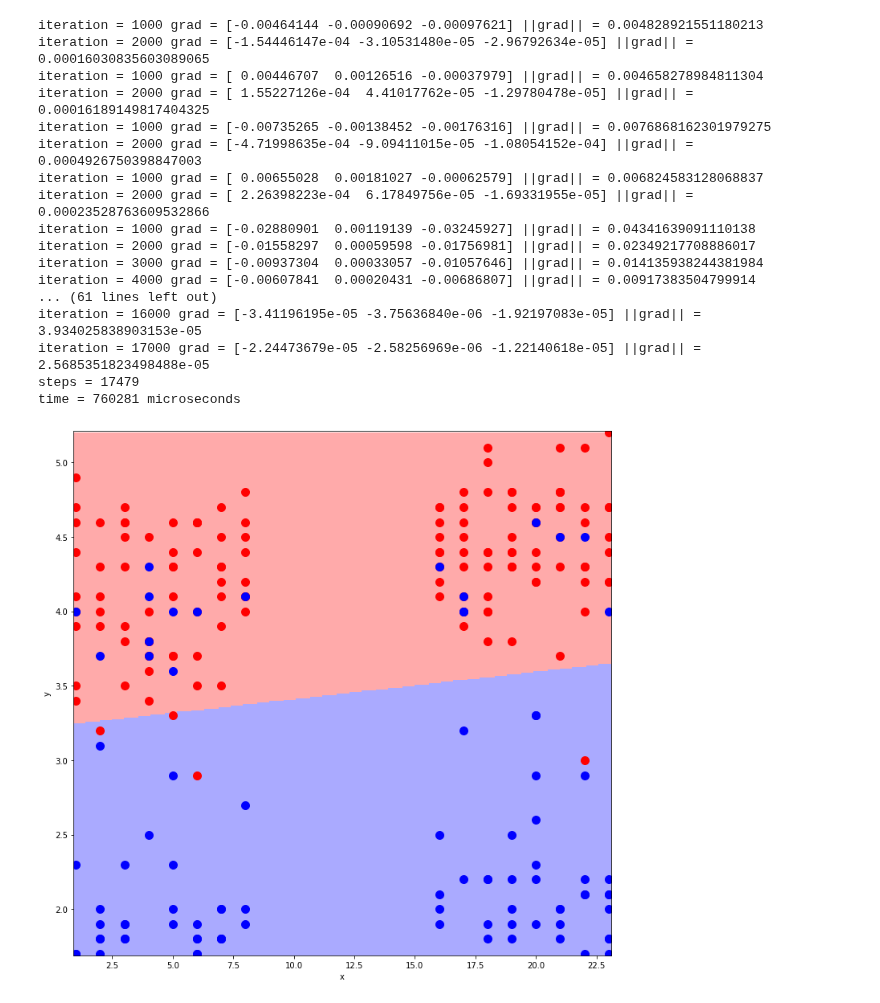
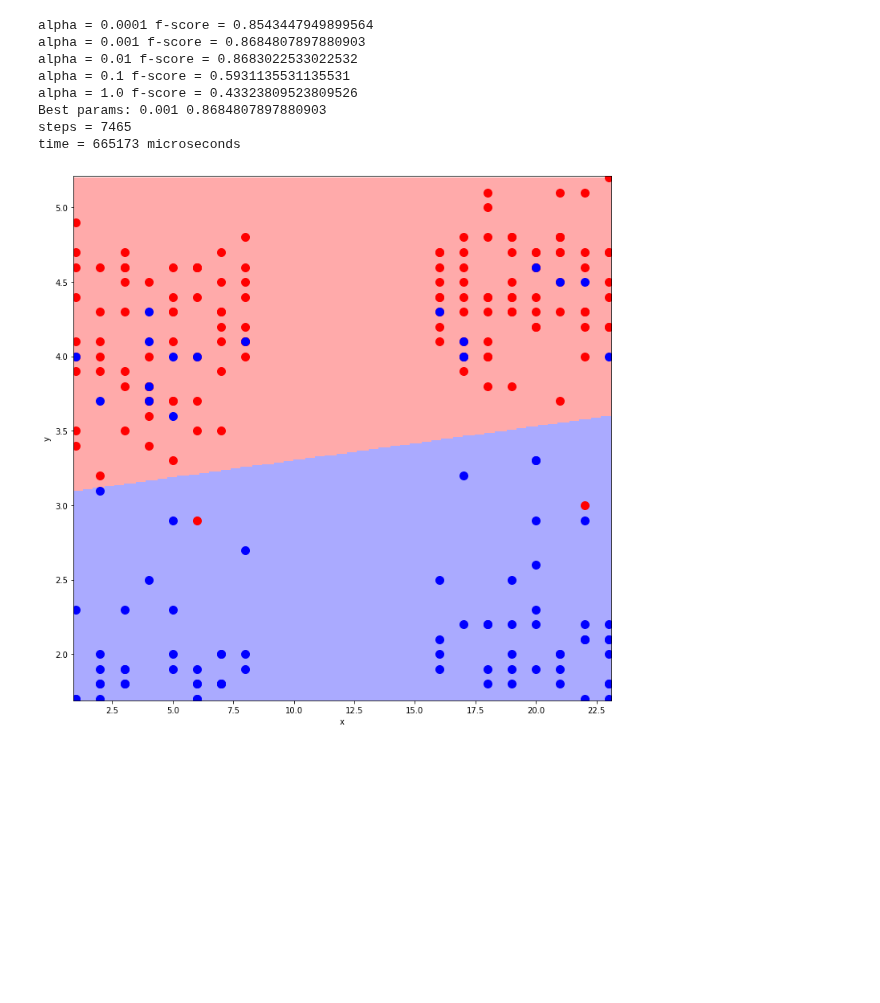
Before and after one commit to KokorinIlya/optimization_methods, a Jupyter notebook: HW1/classification.ipynb, the cells around one changed output. Cells and saved outputs as stored; diff of their text form; code cells hidden in the pictures; blank space fills up the shorter version.

```diff
--- a/HW1/classification.ipynb
+++ b/HW1/classification.ipynb
@@ -13,7 +13,7 @@ def read_dataset(path):
     y = data.iloc[:, -1].apply(lambda c: 1 if c == 'P' else -1).values
     return X, y
 # %%
-def calc_f_score(X, y, alpha, solver, debug_iters):
+def calc_f_score(X, y, alpha, solver):
     n_splits = 5
     cv = sklearn.model_selection.KFold(n_splits=n_splits, shuffle=True)
     mean_f_score = 0.0
@@ -24,7 +24,7 @@ def calc_f_score(X, y, alpha, solver, debug_iters):
         y_test = y[test_indexes]
 
         classifier = Logit(alpha, solver)
-        classifier.fit(X_train, y_train, debug_iters)
+        classifier.fit(X_train, y_train)
         y_pred = classifier.predict(X_test)
 
         tp = np.sum((y_pred == 1) & (y_test == 1))
@@ -39,11 +39,11 @@ def calc_f_score(X, y, alpha, solver, debug_iters):
             mean_f_score += f_score
     return mean_f_score / n_splits
 # %%
-def get_best_param(X, y, solver, debug_iters):
+def get_best_param(X, y, solver):
     best_alpha = None
     max_f_score = -1
     for alpha in [0.0001, 0.001, 0.01, 0.1, 1.]:
-        cur_f_score = calc_f_score(X, y, alpha, solver, debug_iters)
+        cur_f_score = calc_f_score(X, y, alpha, solver)
         print('alpha =', alpha, 'f-score =', cur_f_score)
         if cur_f_score > max_f_score:
             max_f_score = cur_f_score
@@ -77,12 +77,12 @@ def draw(clf, X, ans, step_x, step_y):
 
     plt.show()
 # %%
-def process_with_solver(X, y, solver, step_x, step_y, debug_iters=None):
-    best_alpha, max_f_score = get_best_param(X, y, solver, debug_iters)
+def process_with_solver(X, y, solver, step_x, step_y):
+    best_alpha, max_f_score = get_best_param(X, y, solver)
     print('Best params:', best_alpha, max_f_score)
     best_classifier = Logit(best_alpha, solver)
     start_time = datetime.now()
-    number_of_steps = best_classifier.fit(X, y, debug_iters=debug_iters)
+    number_of_steps = best_classifier.fit(X, y)
     end_time = datetime.now()
     timedelta = end_time - start_time
     if solver == 'newton':
@@ -94,26 +94,17 @@ def process_with_solver(X, y, solver, step_x, step_y, debug_iters=None):
 # %%
 X, y = read_dataset('data/geyser.csv')
 # %%
-process_with_solver(X, y, 'gradient', 0.1, 0.01, debug_iters=1000)
+process_with_solver(X, y, 'gradient', 0.1, 0.01)
 # %% [output]
-iteration = 1000 grad = [-0.00464144 -0.00090692 -0.00097621] ||grad|| = 0.004828921551180213
-iteration = 2000 grad = [-1.54446147e-04 -3.10531480e-05 -2.96792634e-05] ||grad|| = 0.00016030835603089065
-iteration = 1000 grad = [ 0.00446707  0.00126516 -0.00037979] ||grad|| = 0.004658278984811304
-iteration = 2000 grad = [ 1.55227126e-04  4.41017762e-05 -1.29780478e-05] ||grad|| = 0.00016189149817404325
-iteration = 1000 grad = [-0.00735265 -0.00138452 -0.00176316] ||grad|| = 0.0076868162301979275
-iteration = 2000 grad = [-4.71998635e-04 -9.09411015e-05 -1.08054152e-04] ||grad|| = 0.0004926750398847003
-iteration = 1000 grad = [ 0.00655028  0.00181027 -0.00062579] ||grad|| = 0.006824583128068837
-iteration = 2000 grad = [ 2.26398223e-04  6.17849756e-05 -1.69331955e-05] ||grad|| = 0.00023528763609532866
-iteration = 1000 grad = [-0.02880901  0.00119139 -0.03245927] ||grad|| = 0.04341639091110138
-iteration = 2000 grad = [-0.01558297  0.00059598 -0.01756981] ||grad|| = 0.02349217708886017
-iteration = 3000 grad = [-0.00937304  0.00033057 -0.01057646] ||grad|| = 0.014135938244381984
-iteration = 4000 grad = [-0.00607841  0.00020431 -0.00686807] ||grad|| = 0.00917383504799914
-... (61 lines left out)
-iteration = 16000 grad = [-3.41196195e-05 -3.75636840e-06 -1.92197083e-05] ||grad|| = 3.934025838903153e-05
-iteration = 17000 grad = [-2.24473679e-05 -2.58256969e-06 -1.22140618e-05] ||grad|| = 2.5685351823498488e-05
-steps = 17479
-time = 760281 microseconds
+alpha = 0.0001 f-score = 0.8543447949899564
+alpha = 0.001 f-score = 0.8684807897880903
+alpha = 0.01 f-score = 0.8683022533022532
+alpha = 0.1 f-score = 0.5931135531135531
+alpha = 1.0 f-score = 0.43323809523809526
+Best params: 0.001 0.8684807897880903
+steps = 7465
+time = 665173 microseconds
-[figure, old version]
+[figure, new version]
 # %%
 process_with_solver(X, y, 'newton', 0.1, 0.01)
 # %% [output]
```
Also changed, not shown: parts of 1 cell of this notebook, 1 other file.
